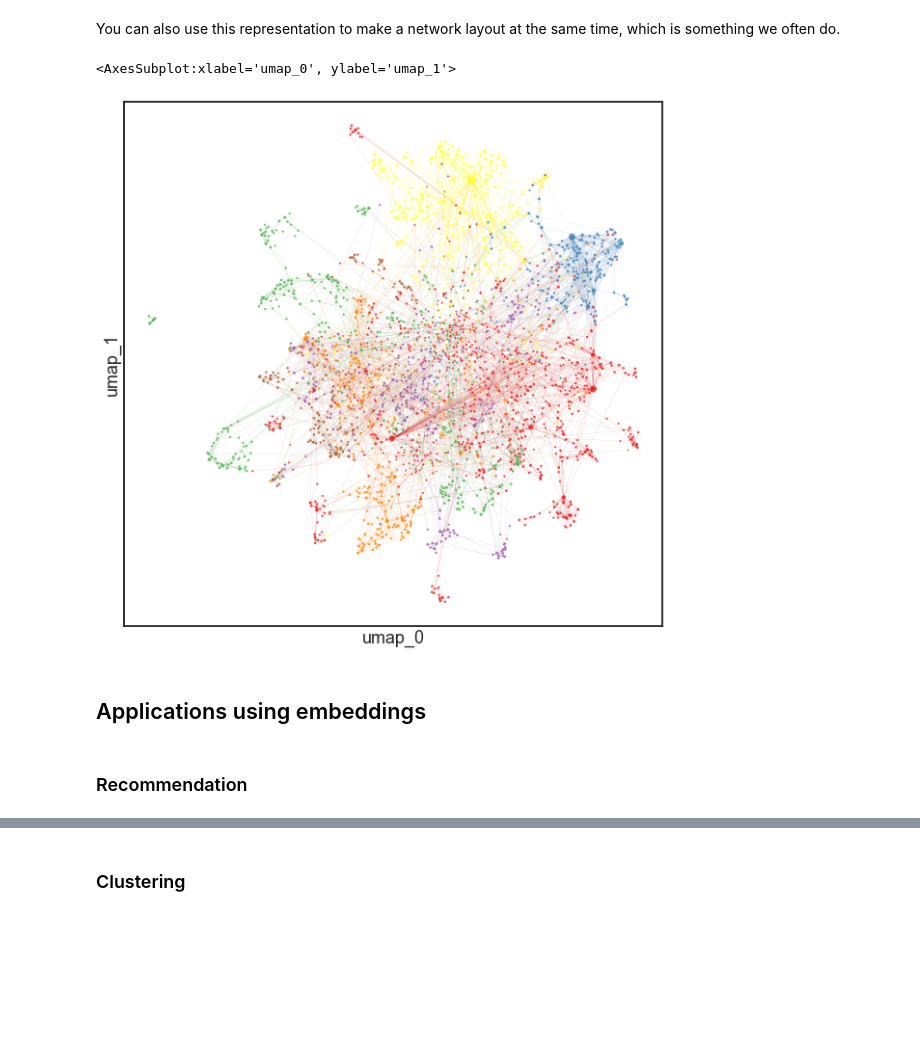
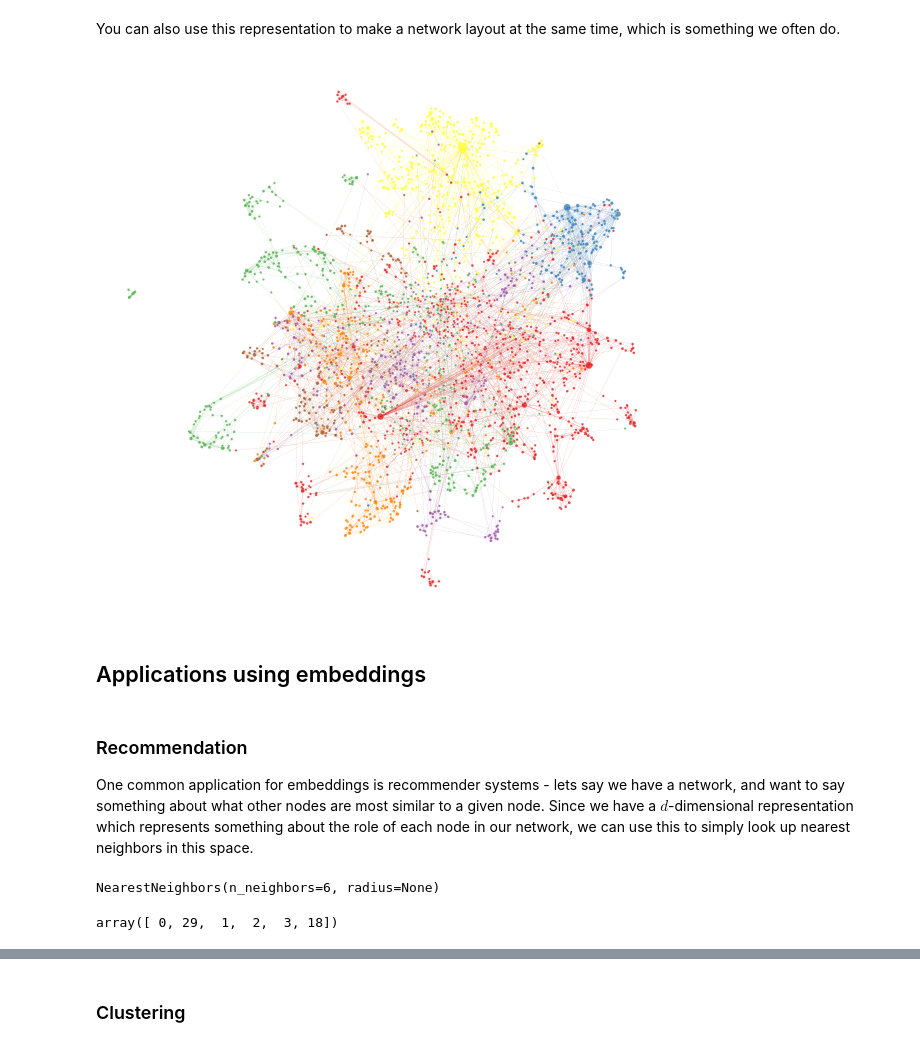
Before and after one commit to bdpedigo/networks-course, a Jupyter notebook: docs/embedding.ipynb, the cells around one changed output, grey strips where cells are left out. Drawn from its saved outputs; the diff is of its cells as text; code cells hidden in the pictures; blank space fills up the shorter version.

Commit message:
update the application

```diff
--- a/docs/embedding.ipynb
+++ b/docs/embedding.ipynb
@@ -212,24 +212,48 @@ is something we often do.
 # %%
 adj = nx.to_scipy_sparse_matrix(g, nodelist=node_ids)
 
 from graspologic.plot import networkplot
 import numpy as np
 
 nodes["degree"] = np.array(np.sum(adj, axis=1))
 
-networkplot(
+ax = networkplot(
     adj,
     x="umap_0",
     y="umap_1",
     node_data=nodes.reset_index(),
     node_hue="label",
     node_size="degree",
     node_sizes=(5, 100),
 )
+_ = ax.axis("off")
 # %% [output]
-<AxesSubplot:xlabel='umap_0', ylabel='umap_1'>
-[figure, old version]
+[figure, new version]
 # %% [markdown]
 ## Applications using embeddings
-# %% [markdown]
-### Recommendation
+# %% [markdown]
+### Recommendation
+
+One common application for embeddings is recommender systems - lets say we have a network,
+and want to say something about what other nodes are most similar to a given node. Since
+we have a $d$-dimensional representation which represents something about the role of
+each node in our network, we can use this to simply look up nearest neighbors in this
+space.
+# %%
+from sklearn.neighbors import NearestNeighbors
+
+nn = NearestNeighbors(n_neighbors=6, radius=None)
+nn.fit(node2vec_embedding)
+# %% [output]
+NearestNeighbors(n_neighbors=6, radius=None)
+# %%
+query_node = 0
+
+dists, neighbor_indices = nn.kneighbors(
+    node2vec_embedding[query_node, :].reshape(1, -1)
+)
+
+neighbor_indices = np.squeeze(neighbor_indices)
+neighbor_indices
+# %% [output]
+array([ 0, 29,  1,  2,  3, 18])
```
Also changed, not shown: parts of 2 cells of this notebook.
